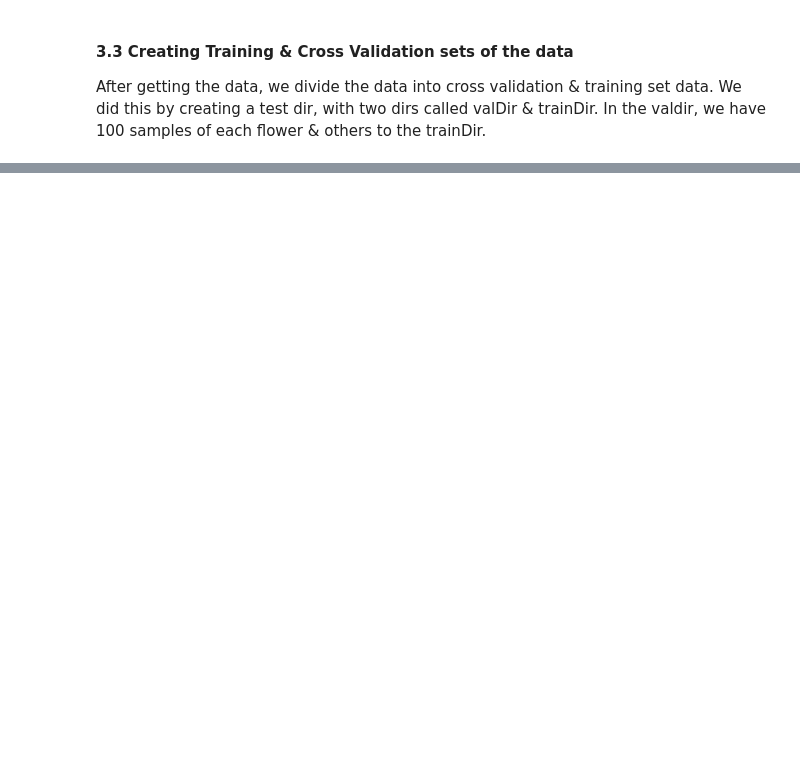
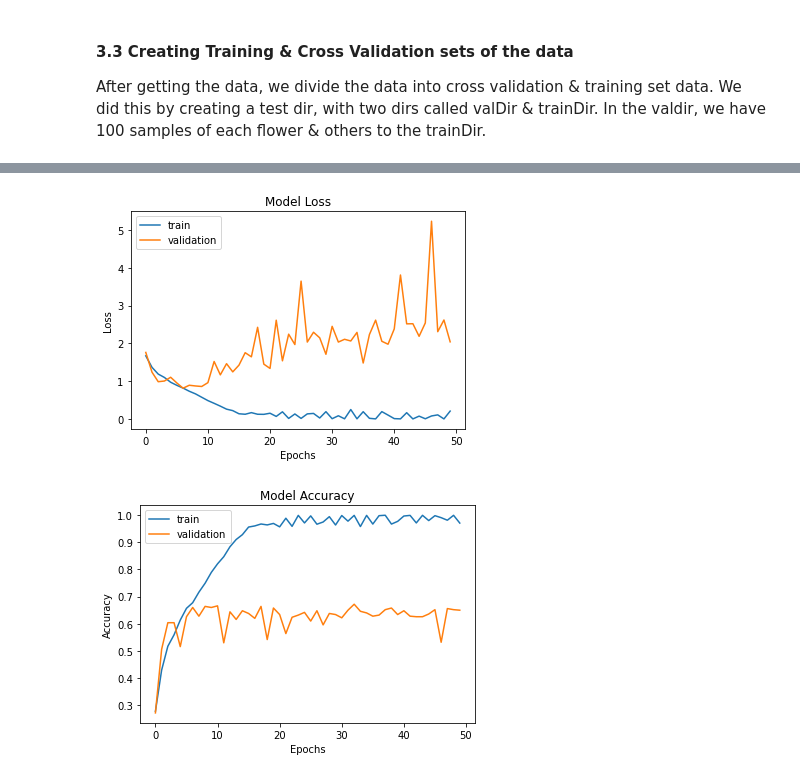
Before and after one commit to Leianna/MLProject, a Jupyter notebook: MLFinalPJ.ipynb, the cells around one changed output, grey strips where cells are left out. Cells and saved outputs as stored; diff of their text form; code cells hidden in the pictures; blank space fills up the shorter version.

```diff
--- a/MLFinalPJ.ipynb
+++ b/MLFinalPJ.ipynb
@@ -326,0 +440,25 @@ model.compile(loss='categorical_crossentropy',
+# %%
+# Create data argument to prevent overfitting
+datagen = ImageDataGenerator(
+        featurewise_center=False,  # set input mean to 0 over the dataset
+        samplewise_center=False,  # set each sample mean to 0
+        featurewise_std_normalization=False,  # divide inputs by std of the dataset
+        samplewise_std_normalization=False,  # divide each input by its std
+        zca_whitening=False,  # apply ZCA whitening
+        rotation_range=90,  # randomly rotate images in the range (90, 0 to 180)
+        zoom_range = 0.1, # Randomly zoom image
+        width_shift_range=0.1,  # randomly shift images horizontally (fraction of total width)
+        height_shift_range=0.1,  # randomly shift images vertically (fraction of total height)
+        shear_range=0.1,
+        horizontal_flip=True,  # randomly flip images
+        vertical_flip=False  # randomly flip images
+)
+datagen.fit(trainImg)
+
+# start training
+'''
+verbose - 0 shows nothing; 1 will show animated progress bar; 2 will only mention the number of epoch.
+batch_size - the number of samples that will be propagated through the network.
+epochs - an arbitrary cutoff, use to separate training into distinct phases.
+'''
+History = model.fit(trainImg, trainLabel, batch_size=batch_size, epochs = epochs, validation_data = (validImg, validLabel),verbose=1)
@@ -326,0 +483,21 @@ model.compile(loss='categorical_crossentropy',
+# %%
+# Loss
+plt.plot(History.history['loss'])
+plt.plot(History.history['val_loss'])
+plt.title('Model Loss')
+plt.xlabel('Epochs')
+plt.ylabel('Loss')
+plt.legend(['train', 'validation'])
+plt.show()
+
+# Accuracy
+plt.plot(History.history['accuracy'])
+plt.plot(History.history['val_accuracy'])
+plt.title('Model Accuracy')
+plt.xlabel('Epochs')
+plt.ylabel('Accuracy')
+plt.legend(['train', 'validation'])
+plt.show()
+# %% [output]
+[figure, added]
+[figure, added]
```
Also changed, not shown: parts of 11 cells of this notebook.
